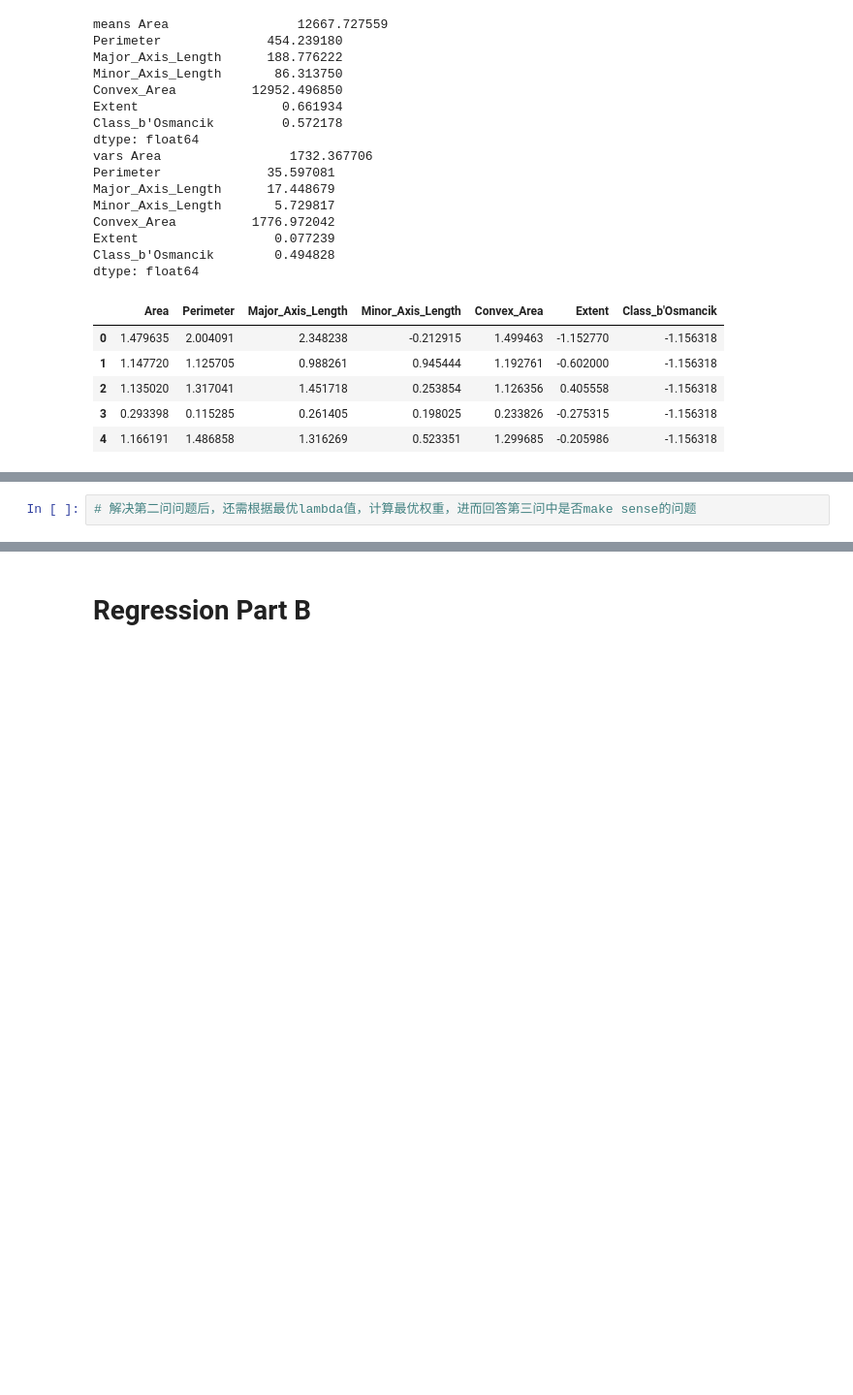
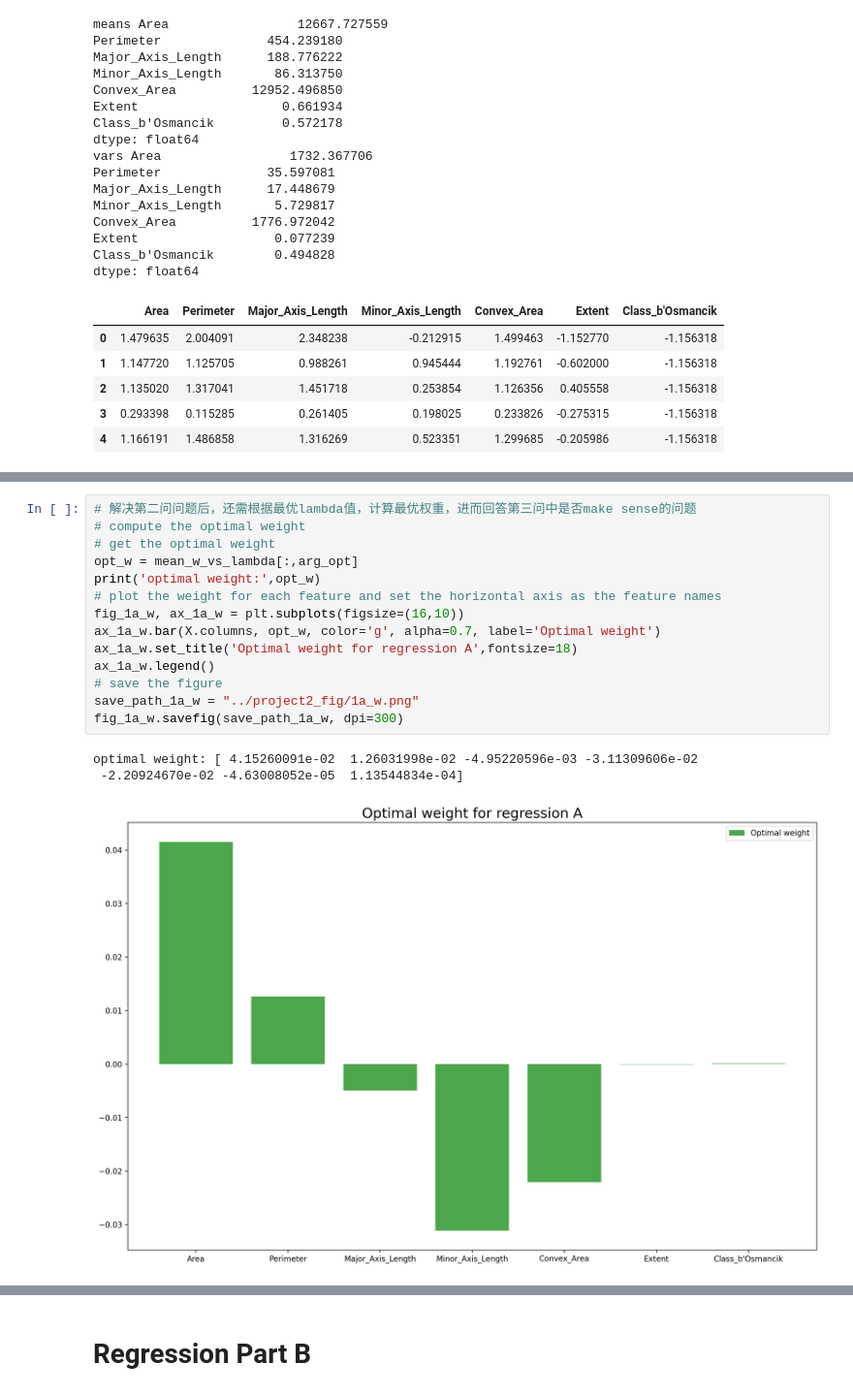
Before and after one commit to y-zhong21/02450project2-group66, a Jupyter notebook: project2.ipynb, the cells around one changed output, grey strips where cells are left out. Shown at 97% size. Drawn from its saved outputs; the diff is of its cells as text; blank space fills up the shorter version.

Commit message:
Finish regression part A and rearange the import part

```diff
--- a/project2.ipynb
+++ b/project2.ipynb
@@ -184,3 +157,19 @@ corresponding error: 0.7649648721748925
-# %%
-# 解决第二问问题后，还需根据最优lambda值，计算最优权重，进而回答第三问中是否make sense的问题
+# %%
+# 解决第二问问题后，还需根据最优lambda值，计算最优权重，进而回答第三问中是否make sense的问题
+# compute the optimal weight
+# get the optimal weight
+opt_w = mean_w_vs_lambda[:,arg_opt]
+print('optimal weight:',opt_w)
+# plot the weight for each feature and set the horizontal axis as the feature names
+fig_1a_w, ax_1a_w = plt.subplots(figsize=(16,10))
+ax_1a_w.bar(X.columns, opt_w, color='g', alpha=0.7, label='Optimal weight')
+ax_1a_w.set_title('Optimal weight for regression A',fontsize=18)
+ax_1a_w.legend()
+# save the figure
+save_path_1a_w = "../project2_fig/1a_w.png"
+fig_1a_w.savefig(save_path_1a_w, dpi=300)
+# %% [output]
+optimal weight: [ 4.15260091e-02  1.26031998e-02 -4.95220596e-03 -3.11309606e-02
+ -2.20924670e-02 -4.63008052e-05  1.13544834e-04]
+[figure, added]
 # %% [markdown]
```
Also changed, not shown: parts of 6 cells of this notebook.
